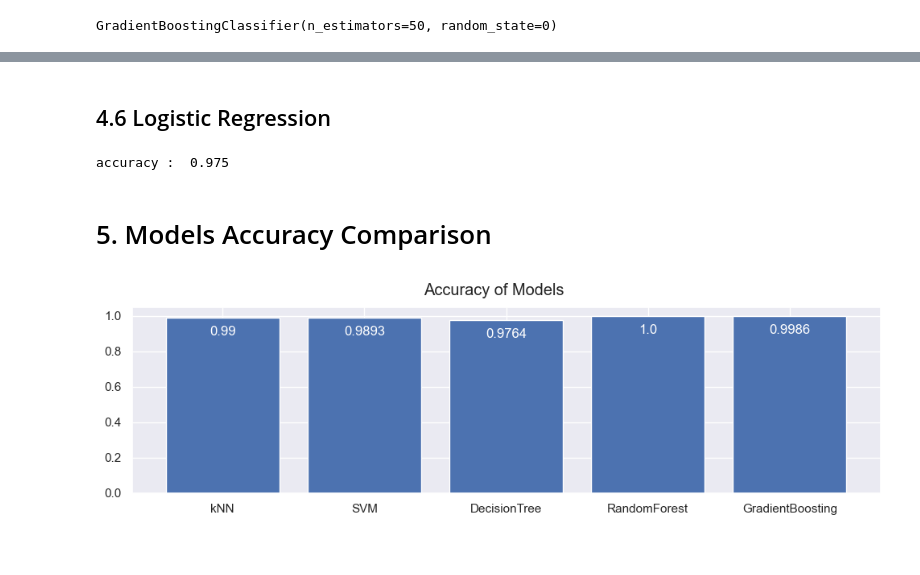
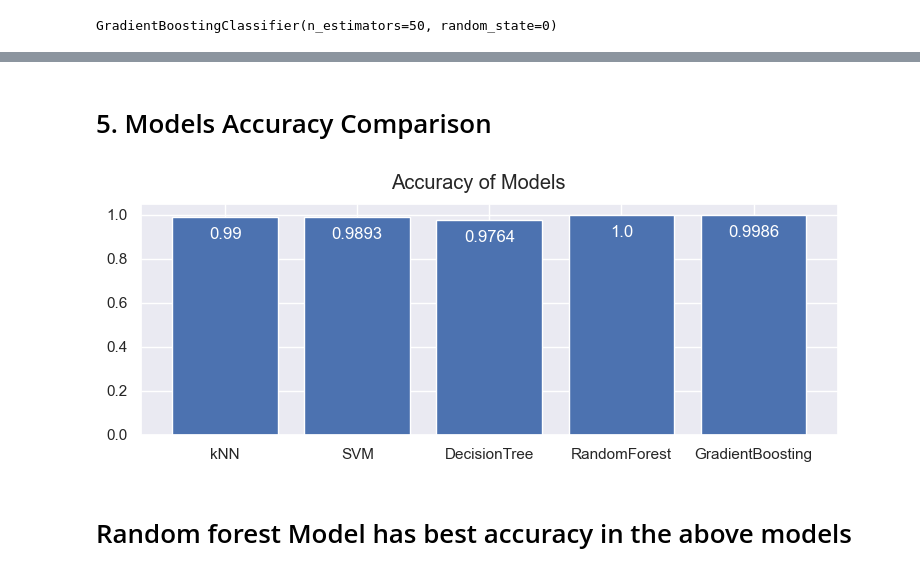
Before and after one commit to Atul245/Wireless_Indoor_Localization, a Jupyter notebook: Wireless_Indoor_Localization.ipynb, the cells around one changed output, grey strips where cells are left out. Saved outputs shown, nothing was run; the diff lists cells and outputs as text; code cells hidden in the pictures.

```diff
--- a/Wireless_Indoor_Localization.ipynb
+++ b/Wireless_Indoor_Localization.ipynb
@@ -434,31 +434,19 @@ plotting(heatmap_df_gb,c_matrix_gb,gs_results_gb.best_params_,grid_params_gb,'Gr
-# %% [markdown]
-## 4.6 Logistic Regression
-# %%
-train_set, test_set = train_test_split(df, test_size=0.2, random_state=40)
-train_set_att = train_set.drop(['room'], axis=1)
-train_set_t = train_set['room']
-test_set_att = test_set.drop(['room'], axis=1)
-test_set_t = test_set['room']
-
-lr = LogisticRegression()
-lr.fit(train_set_att, train_set_t)
-print("accuracy : ", lr.score(test_set_att, test_set_t))
-# %% [output]
-accuracy :  0.975
 # %% [markdown]
 # 5. Models Accuracy Comparison
 # %%
 models = list(accuracies.keys())
 values = list(accuracies.values())
 valuesRounded =  [round(x,4) for x in values]
 
-fig, ax = plt.subplots(1, 1, figsize=(12, 3))
+fig, ax = plt.subplots(1, 1, figsize=(9, 3))
 ax.bar(models, valuesRounded)
 
 fig.suptitle('Accuracy of Models')
 
 for p in ax.patches:
     b = str(p.get_height())
     ax.annotate(b,xy=(p.get_x()+(p.get_width()/2),p.get_height()-0.10),ha='center',color="white")
 # %% [output]
-[figure, old version]
+[figure, new version]
+# %% [markdown]
+# Random forest Model has best accuracy in the above models
```
Also changed, not shown: parts of 14 cells of this notebook.
